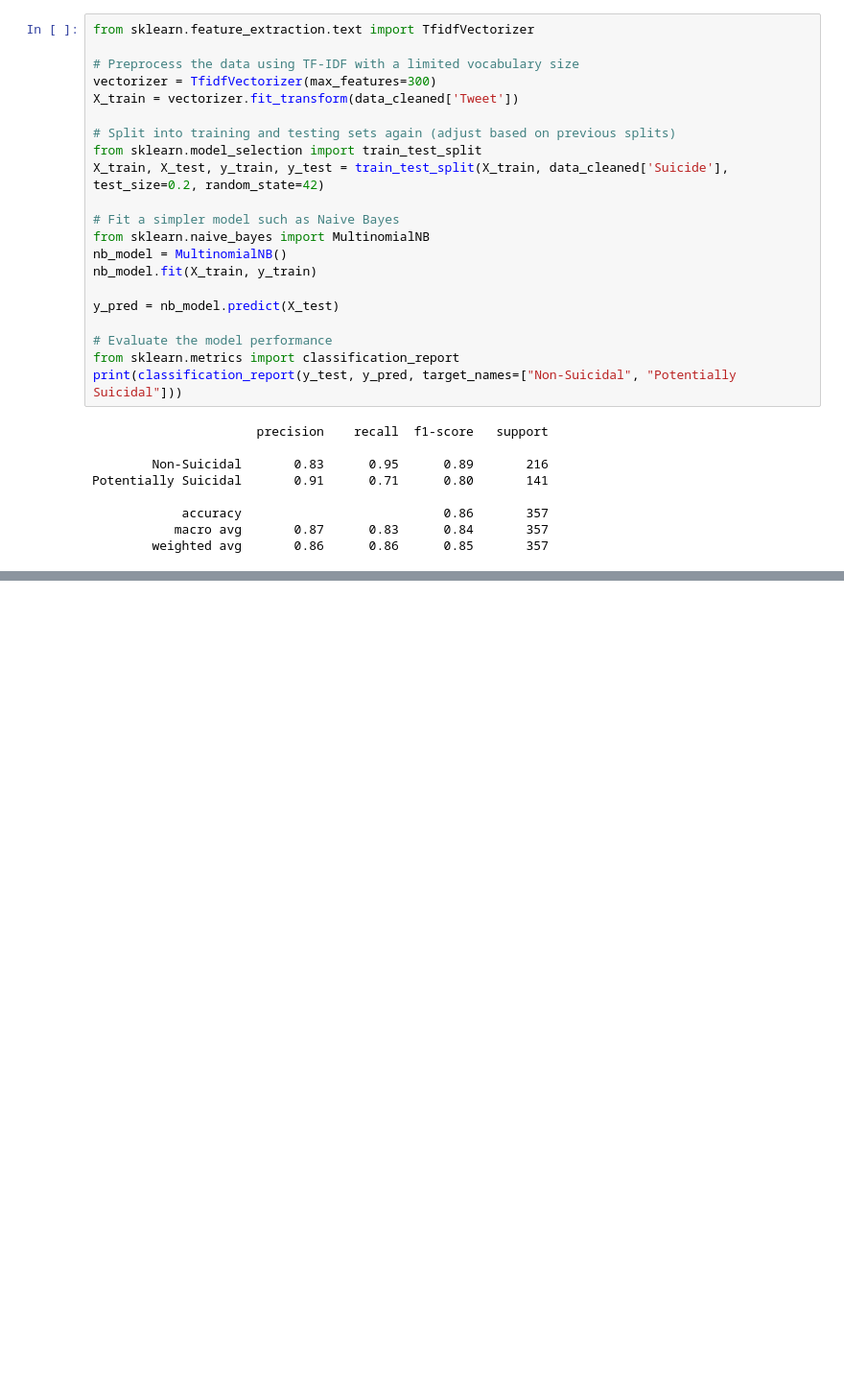
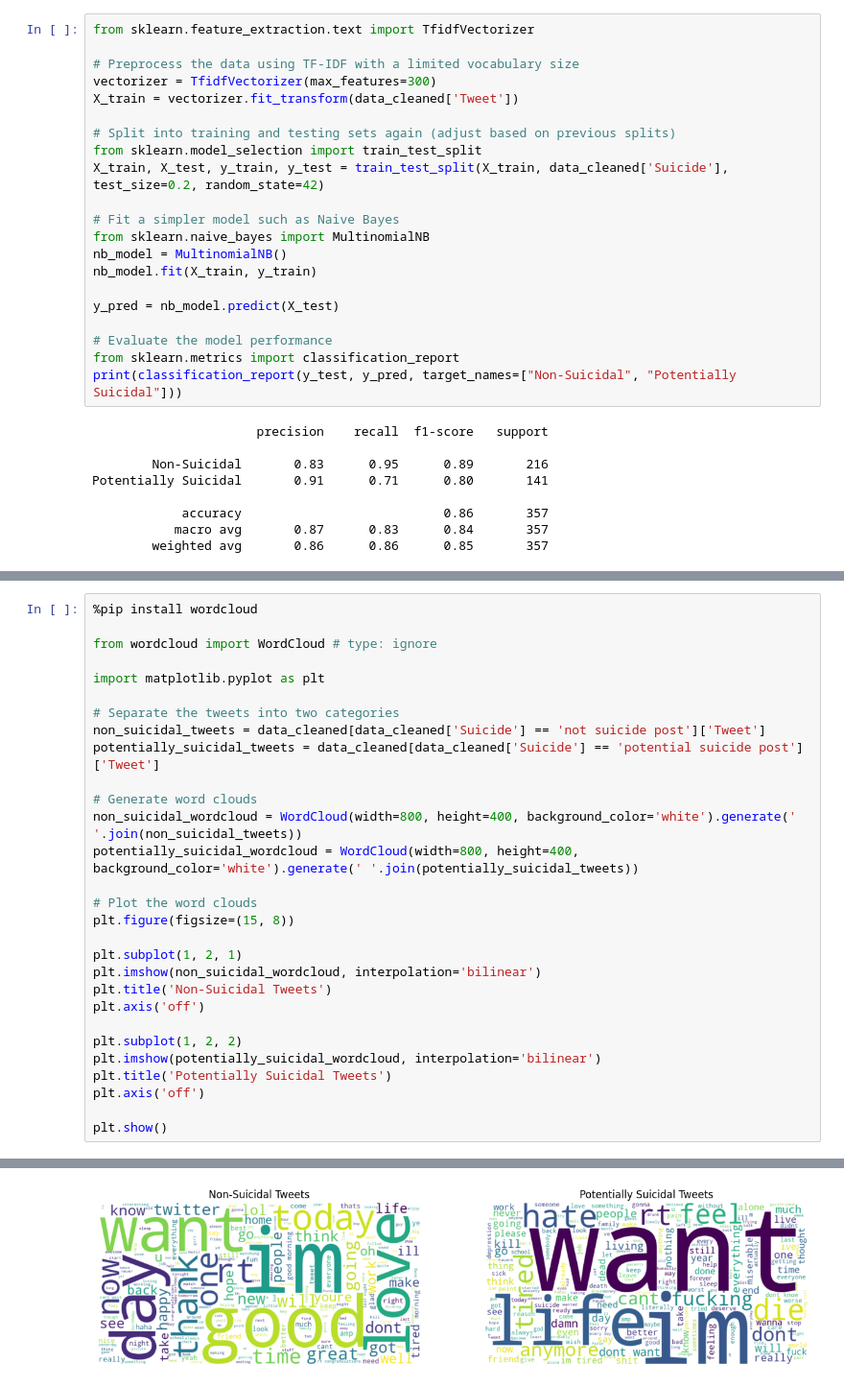
Before and after one commit to daniyalrosli/Suicidal-Tweet-Detection-on-X, a Jupyter notebook: tweet.ipynb, the cells around one changed output, grey strips where cells are left out. Shown at 96% size. Cells and saved outputs as stored; diff of their text form; blank space fills up the shorter version.

```diff
--- a/tweet.ipynb
+++ b/tweet.ipynb
@@ -273,0 +312,30 @@ Potentially Suicidal       0.91      0.71      0.80       141
+# %%
+%pip install wordcloud
+
+from wordcloud import WordCloud # type: ignore
+
+import matplotlib.pyplot as plt
+
+# Separate the tweets into two categories
+non_suicidal_tweets = data_cleaned[data_cleaned['Suicide'] == 'not suicide post']['Tweet']
+potentially_suicidal_tweets = data_cleaned[data_cleaned['Suicide'] == 'potential suicide post']['Tweet']
+
+# Generate word clouds
+non_suicidal_wordcloud = WordCloud(width=800, height=400, background_color='white').generate(' '.join(non_suicidal_tweets))
+potentially_suicidal_wordcloud = WordCloud(width=800, height=400, background_color='white').generate(' '.join(potentially_suicidal_tweets))
+
+# Plot the word clouds
+plt.figure(figsize=(15, 8))
+
+plt.subplot(1, 2, 1)
+plt.imshow(non_suicidal_wordcloud, interpolation='bilinear')
+plt.title('Non-Suicidal Tweets')
+plt.axis('off')
+
+plt.subplot(1, 2, 2)
+plt.imshow(potentially_suicidal_wordcloud, interpolation='bilinear')
+plt.title('Potentially Suicidal Tweets')
+plt.axis('off')
+
+plt.show()
+# %% [output]
@@ -273,0 +359 @@ Potentially Suicidal       0.91      0.71      0.80       141
+[figure, added]
```
Also changed, not shown: parts of 5 cells of this notebook.
